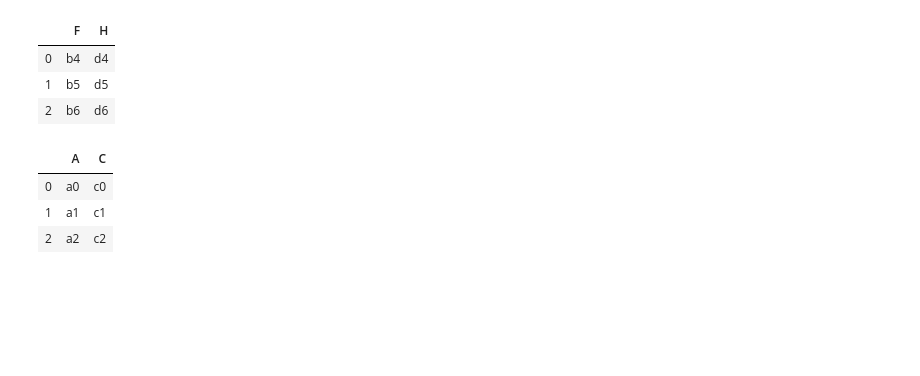
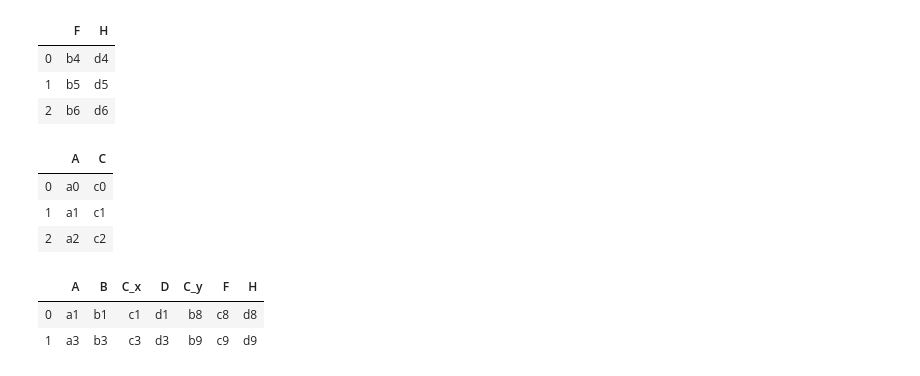
Before and after one commit to Shin-Sangseok/Google_colab_practice, a Jupyter notebook: dataframe_test2.ipynb, the cells around one changed output. Drawn from its saved outputs; the diff is of its cells as text; code cells hidden in the pictures; blank space fills up the shorter version.

```diff
--- a/dataframe_test2.ipynb
+++ b/dataframe_test2.ipynb
@@ -10,3 +12,3 @@ df3 = pd.read_csv('csv-data/concat_3.csv')
 # %%
-df11 = pd.read_csv('csv-data/concat_11.csv')
+df11 = pd.read_csv('../csv-data/concat_11.csv')
 # %%
@@ -14,5 +16,5 @@ df22 = pd.read_csv('csv-data/concat_22.csv')
 # %%
-df33 = pd.read_csv('csv-data/concat_33.csv')
+df33 = pd.read_csv('../csv-data/concat_33.csv')
 # %%
 row_concat = pd.concat([df1, df2, df3],ignore_index=True)
 row_concat#outer join
@@ -212,3 +214,11 @@ concat33[:3]
 | 0 | a0 | c0 |
 | 1 | a1 | c1 |
 | 2 | a2 | c2 |
+# %%
+result = df11.merge(df33, on = 'A')
+# %%
+result
+# %% [output]
+|  | A | B | C_x | D | C_y | F | H |
+| 0 | a1 | b1 | c1 | d1 | b8 | c8 | d8 |
+| 1 | a3 | b3 | c3 | d3 | b9 | c9 | d9 |
```
Also changed, not shown: parts of 5 cells of this notebook, 5 other files.
